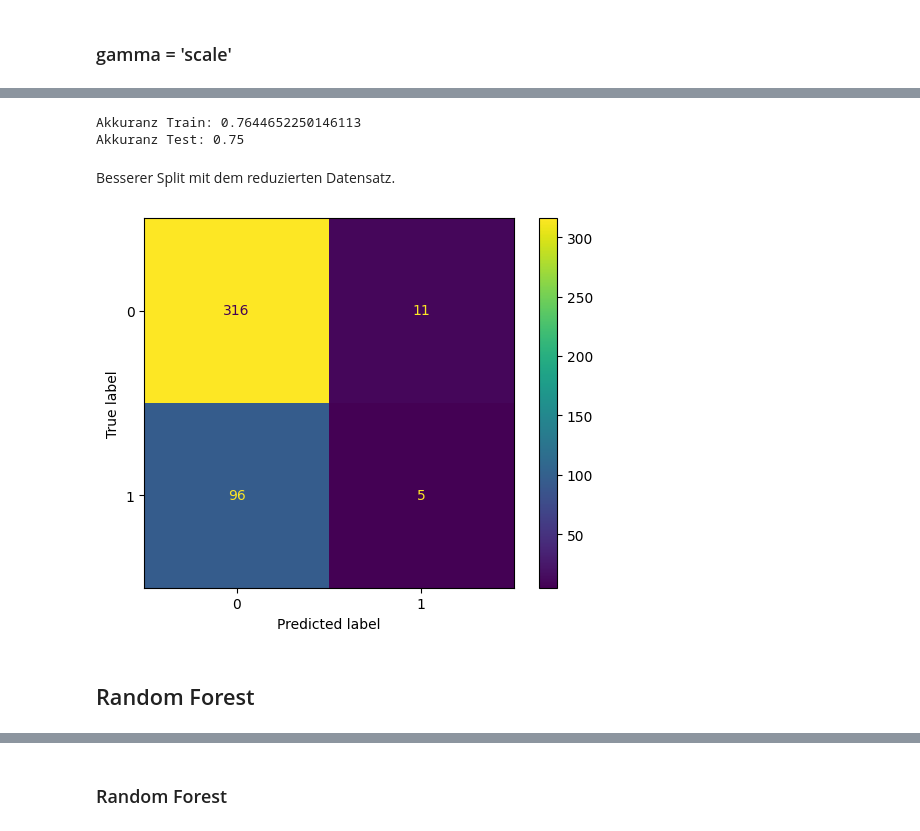
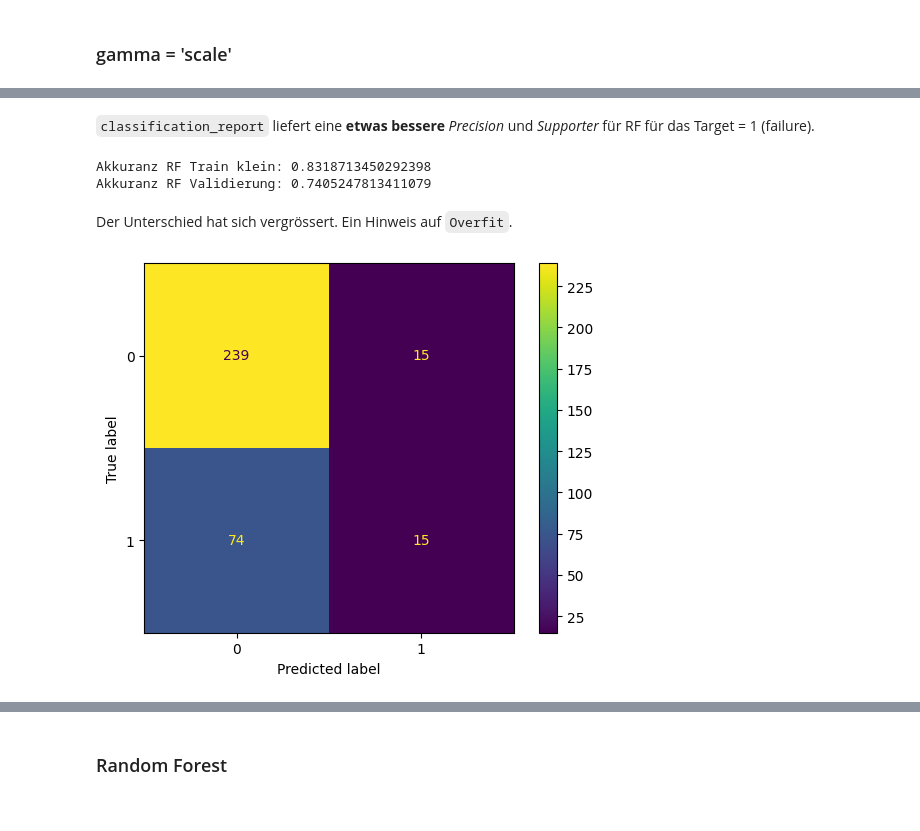
Before and after one commit to bogatyr-e/ml-prediction-aids, a Jupyter notebook: src/ml-survival-project.ipynb, the cells around one changed output, grey strips where cells are left out. Saved outputs shown, nothing was run; the diff lists cells and outputs as text; code cells hidden in the pictures.

```diff
--- a/src/ml-survival-project.ipynb
+++ b/src/ml-survival-project.ipynb
@@ -457 +442,3 @@ df2=df.drop(["hemo_1", "homo_1", "race_1", "ecog_1", "gender_1"],axis=1) #,
+# %%
+X_test2=X_test.drop(["hemo_1", "homo_1", "race_1", "ecog_1", "gender_1"],axis=1) #,
 # %%
@@ -519,8 +464,8 @@ param_dist = {
     'kernel': ['rbf', 'linear']
 }
 
-random_search = RandomizedSearchCV(SVC(random_state=42), param_dist, n_iter=10, refit=True,cv=5,verbose=0,random_state=42) #verbose = 0 : keine einzeln. Messages zu den fits
-random_search.fit(X2_train,y2_train)
+random_search = RandomizedSearchCV(SVC(random_state=42), param_dist, n_iter=10, refit=True,cv=10,verbose=0,random_state=42) #verbose = 0 : keine einzeln. Messages zu den fits
+random_search.fit(X_train2,y_train)
 
 print("Die optimalen Hyperparameter für SVM (Random Seaarch):", random_search.best_params_)
 # %% [output]
@@ -534,8 +479,8 @@ param_dist = {'n_estimators': randint(10,300),
 rf = RandomForestClassifier()
 
 # Use random search to find the best hyperparameters
-rand_search = RandomizedSearchCV(rf, param_distributions = param_dist, n_iter=5, cv=5, random_state=42)
+rand_search = RandomizedSearchCV(rf, param_distributions = param_dist, n_iter=5, cv=10, random_state=42)
 
 # Fit the random search object to the data
-rand_search.fit(X2_train, y2_train)
+rand_search.fit(X_train2, y_train)
 # %% [output]
@@ -665,0 +534,9 @@ Text(0.5, 0, 'Permutation Importance für das SVC-rbf')
+# %%
+#rf2 = RandomForestClassifier(max_depth=7, n_estimators=280, random_state=42)
+best_rf2.fit(X_train2, y_train)
+y22_pred = best_rf2.predict(X_test2)
+accuracy22 = accuracy_score(y_test, y22_pred)
+
+print("Trenningsdaten, Akkuranz RF Modell:", accuracy22)
+
+print(classification_report(y22_pred, y_test))
@@ -666,23 +553,23 @@ Text(0.5, 0, 'Permutation Importance für das SVC-rbf')
+# %% [markdown]
+`classification_report` liefert eine **etwas bessere** *Precision* und *Supporter* für RF für das Target = 1 (failure).
 # %%
 #Accuracy im Traings- und Testdatensatz
 # wie gut wurde getrennt? Der Unterschied ist nicht groß == guter Spliting
 
-print("Akkuranz Train: {}".format(clf2.score(X2_train, y2_train)))
-print("Akkuranz Test: {}" .format(clf2.score(X2_test, y2_test)))
+print("Akkuranz RF Train klein: {}".format(best_rf2.score(X_train2, y_train)))
+print("Akkuranz RF Validierung: {}" .format(best_rf2.score(X_test2, y_test)))
 # %% [output]
-Akkuranz Train: 0.7644652250146113
-Akkuranz Test: 0.75
+Akkuranz RF Train klein: 0.8318713450292398
+Akkuranz RF Validierung: 0.7405247813411079
-# %% [markdown]
-Besserer Split mit dem reduzierten Datensatz.
+# %% [markdown]
+Der Unterschied hat sich vergrössert. Ein Hinweis auf `Overfit`.
 # %%
 # Generate predictions with the best model
-y21_pred = clf2.predict(X2_test)
+y23_pred = best_rf2.predict(X_test2)
 
 # Create the confusion matrix
-cm2 = confusion_matrix(y2_test, y21_pred)
+cm3 = confusion_matrix(y_test, y23_pred)
 
-ConfusionMatrixDisplay(cm2).plot();
+ConfusionMatrixDisplay(cm3).plot();
 # %% [output]
-[figure, old version]
+[figure, new version]
-# %% [markdown]
-## Random Forest
```
Also changed, not shown: parts of 77 cells of this notebook, 1 other file.
